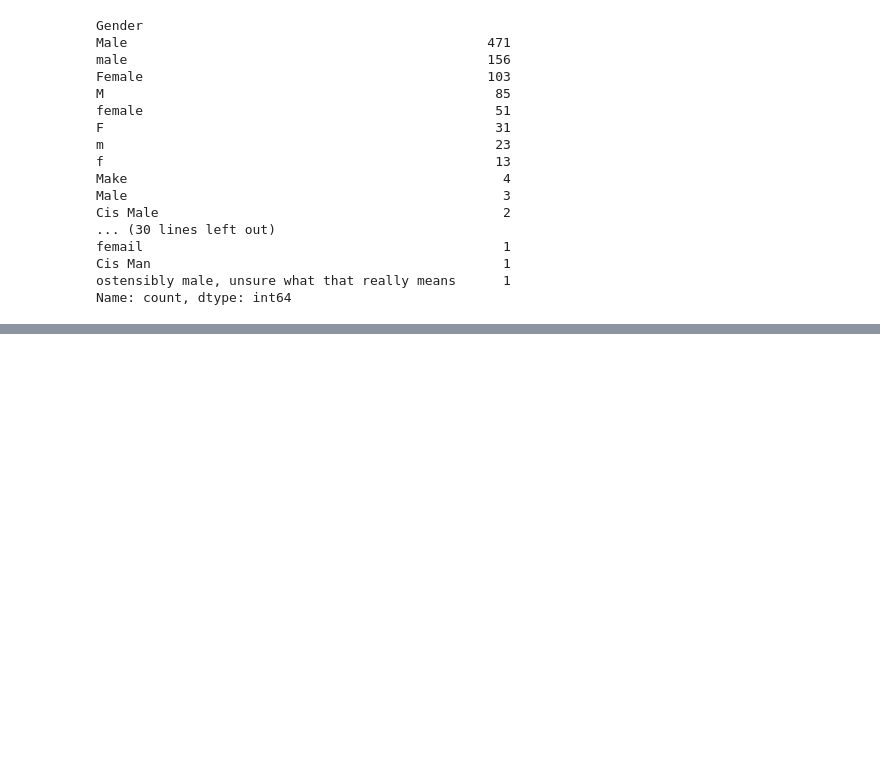
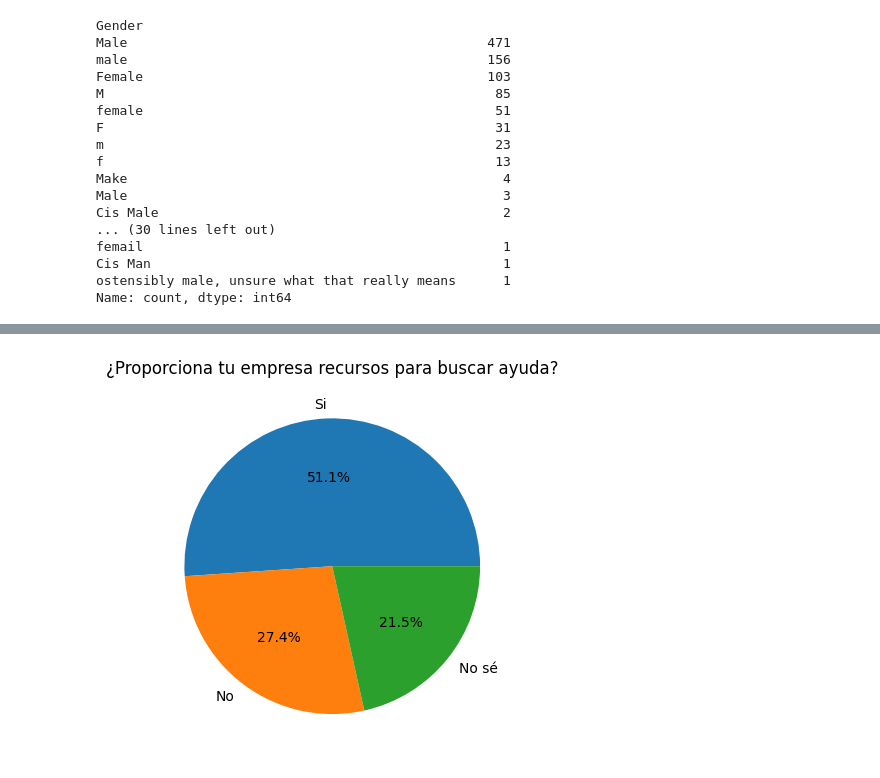
Before and after one commit to AlvaroPicaza/data-analytics-portfolio, a Jupyter notebook: Salud mental tecnología/notebooks/mentalHealthTech.ipynb, the cells around one changed output, grey strips where cells are left out. Drawn from its saved outputs; the diff is of its cells as text; code cells hidden in the pictures; blank space fills up the shorter version.

```diff
--- a/Salud mental tecnología/notebooks/mentalHealthTech.ipynb
+++ b/Salud mental tecnología/notebooks/mentalHealthTech.ipynb
@@ -133,0 +207,8 @@ survey.to_excel("C:/Users/garci/Desktop/Data analytics/Analisis/Salud mental tec
+# %%
+y = survey['seek_help'].value_counts()
+labels = ['Si', 'No', "No sé"]
+plt.pie(y, labels=labels, autopct='%1.1f%%')
+plt.title("¿Proporciona tu empresa recursos para buscar ayuda?")
+plt.show()
+# %% [output]
+[figure, added]
```
Also changed, not shown: parts of 10 cells of this notebook.
